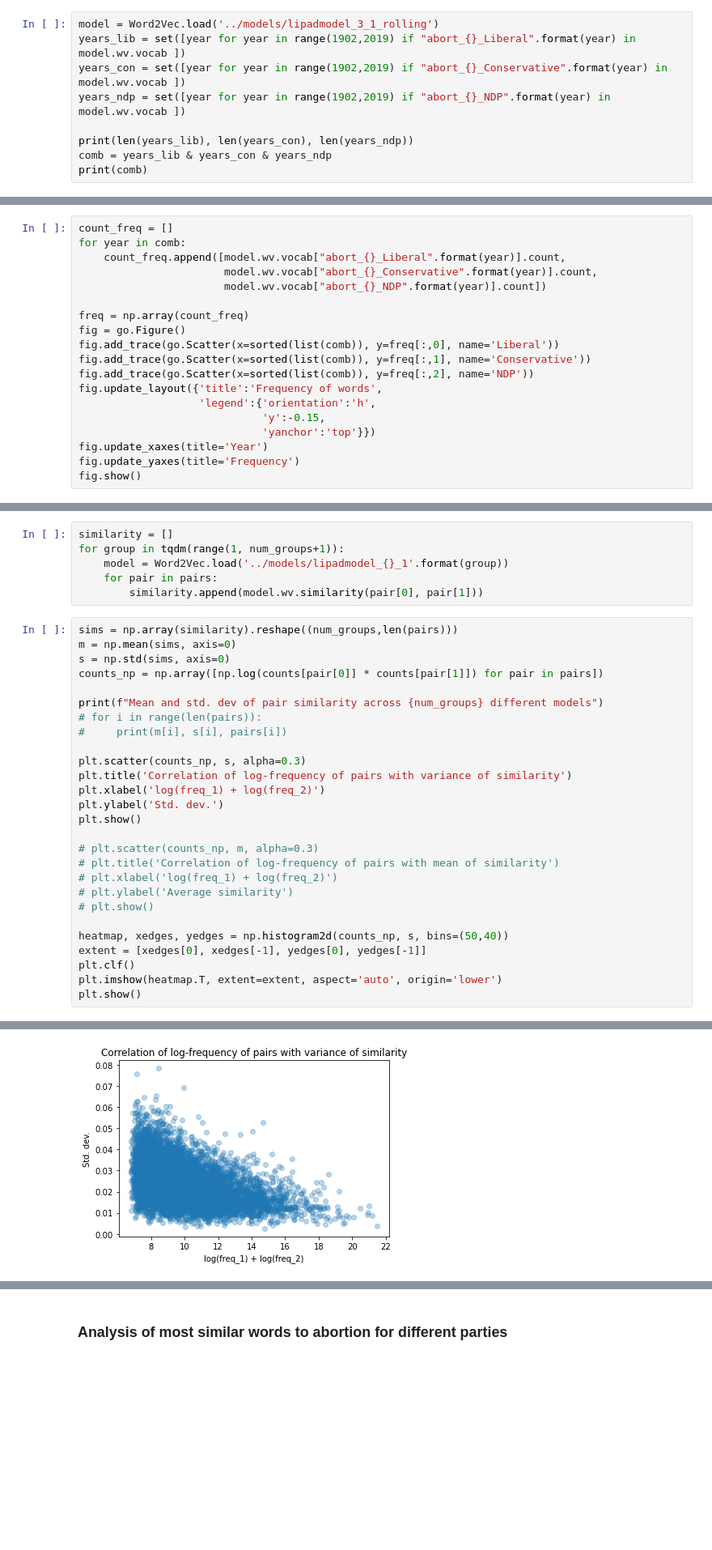
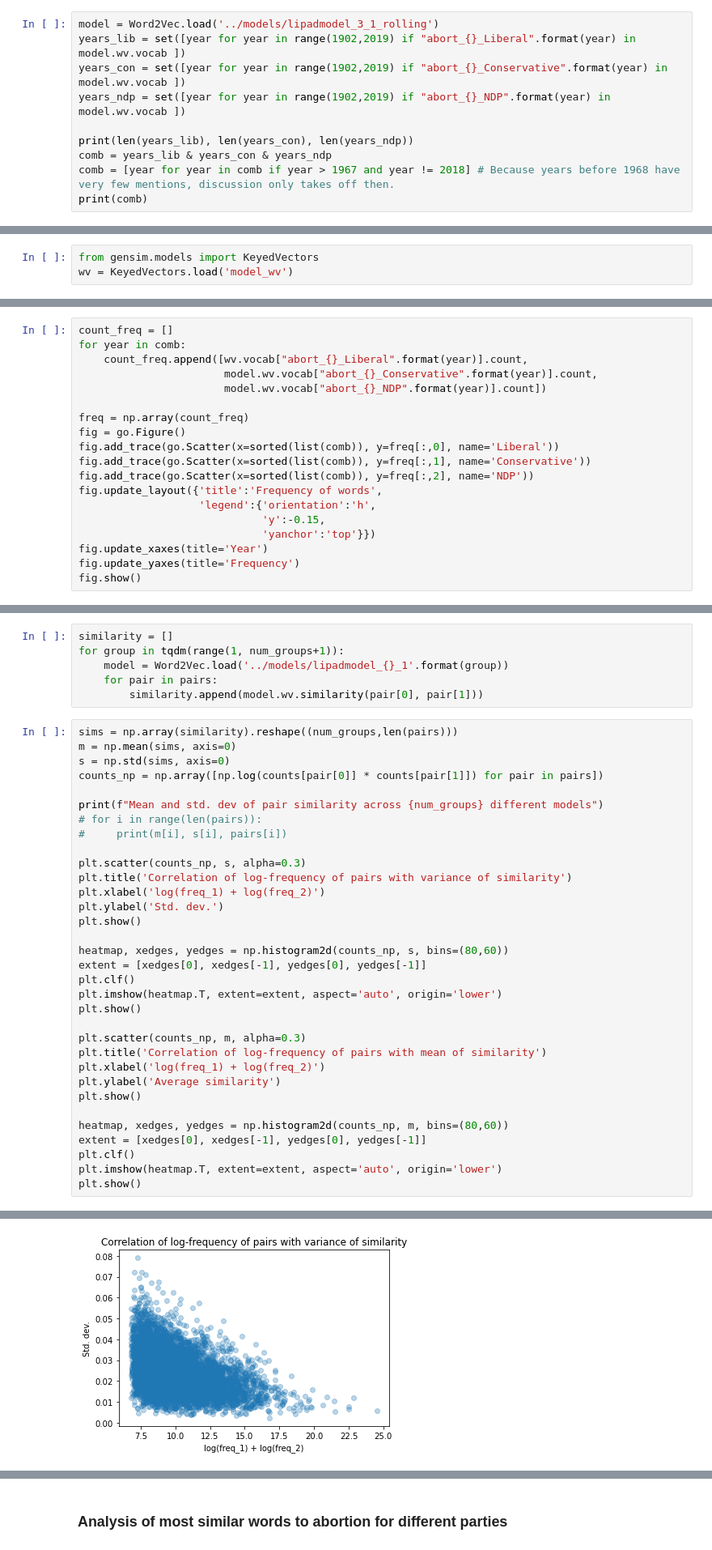
Before and after one commit to rui-q-gao/lipad, a Jupyter notebook: scripts/hansard_application.ipynb, the cells around one changed output, grey strips where cells are left out. Shown at 81% size. Saved outputs shown, nothing was run; the diff lists cells and outputs as text; blank space fills up the shorter version.

```diff
--- a/scripts/hansard_application.ipynb
+++ b/scripts/hansard_application.ipynb
@@ -36,6 +36,7 @@ years_ndp = set([year for year in range(1902,2019) if "abort_{}_NDP".format(year
 
 print(len(years_lib), len(years_con), len(years_ndp))
 comb = years_lib & years_con & years_ndp
+comb = [year for year in comb if year > 1967 and year != 2018] # Because years before 1968 have very few mentions, discussion only takes off then.
 print(comb)
 # %% [output]
 72 70 60
@@ -43,9 +44,12 @@ print(comb)
+# %%
+from gensim.models import KeyedVectors
+wv = KeyedVectors.load('model_wv')
 # %% [markdown]
 ### **Analyzing frequency of discussion around abortion**
 # %%
 count_freq = []
 for year in comb:
-    count_freq.append([model.wv.vocab["abort_{}_Liberal".format(year)].count,
+    count_freq.append([wv.vocab["abort_{}_Liberal".format(year)].count,
                        model.wv.vocab["abort_{}_Conservative".format(year)].count,
                        model.wv.vocab["abort_{}_NDP".format(year)].count])
 
@@ -146,30 +149,36 @@ for group in tqdm(range(1, num_groups+1)):
 # %%
 sims = np.array(similarity).reshape((num_groups,len(pairs)))
 m = np.mean(sims, axis=0)
 s = np.std(sims, axis=0)
 counts_np = np.array([np.log(counts[pair[0]] * counts[pair[1]]) for pair in pairs])
 
 print(f"Mean and std. dev of pair similarity across {num_groups} different models")
 # for i in range(len(pairs)):
 #     print(m[i], s[i], pairs[i])
 
 plt.scatter(counts_np, s, alpha=0.3)
 plt.title('Correlation of log-frequency of pairs with variance of similarity')
 plt.xlabel('log(freq_1) + log(freq_2)')
 plt.ylabel('Std. dev.')
 plt.show()
 
-# plt.scatter(counts_np, m, alpha=0.3)
-# plt.title('Correlation of log-frequency of pairs with mean of similarity')
-# plt.xlabel('log(freq_1) + log(freq_2)')
-# plt.ylabel('Average similarity')
-# plt.show()
-
-heatmap, xedges, yedges = np.histogram2d(counts_np, s, bins=(50,40))
+heatmap, xedges, yedges = np.histogram2d(counts_np, s, bins=(80,60))
 extent = [xedges[0], xedges[-1], yedges[0], yedges[-1]]
 plt.clf()
 plt.imshow(heatmap.T, extent=extent, aspect='auto', origin='lower')
 plt.show()
+
+plt.scatter(counts_np, m, alpha=0.3)
+plt.title('Correlation of log-frequency of pairs with mean of similarity')
+plt.xlabel('log(freq_1) + log(freq_2)')
+plt.ylabel('Average similarity')
+plt.show()
+
+heatmap, xedges, yedges = np.histogram2d(counts_np, m, bins=(80,60))
+extent = [xedges[0], xedges[-1], yedges[0], yedges[-1]]
+plt.clf()
+plt.imshow(heatmap.T, extent=extent, aspect='auto', origin='lower')
+plt.show()
 # %% [output]
 Mean and std. dev of pair similarity across 6 different models
-[figure, old version]
+[figure, new version]
```
Also changed, not shown: parts of 4 cells of this notebook, 1 other file.
